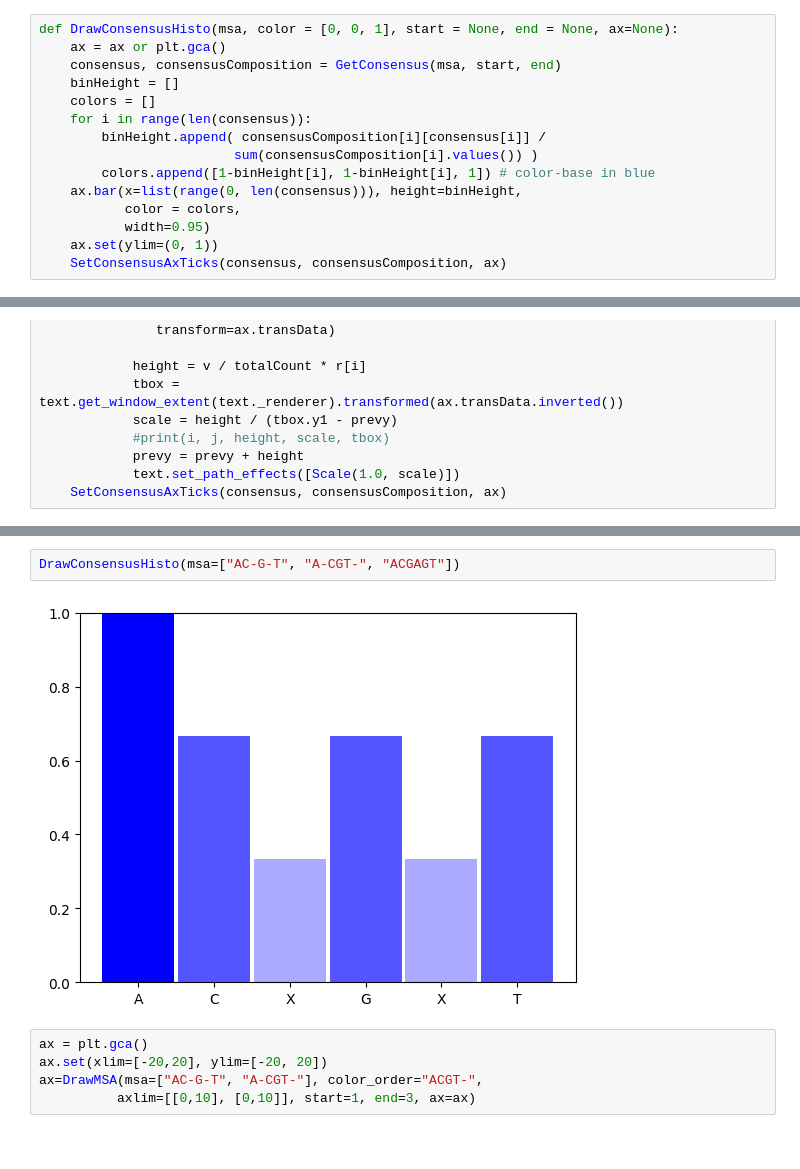
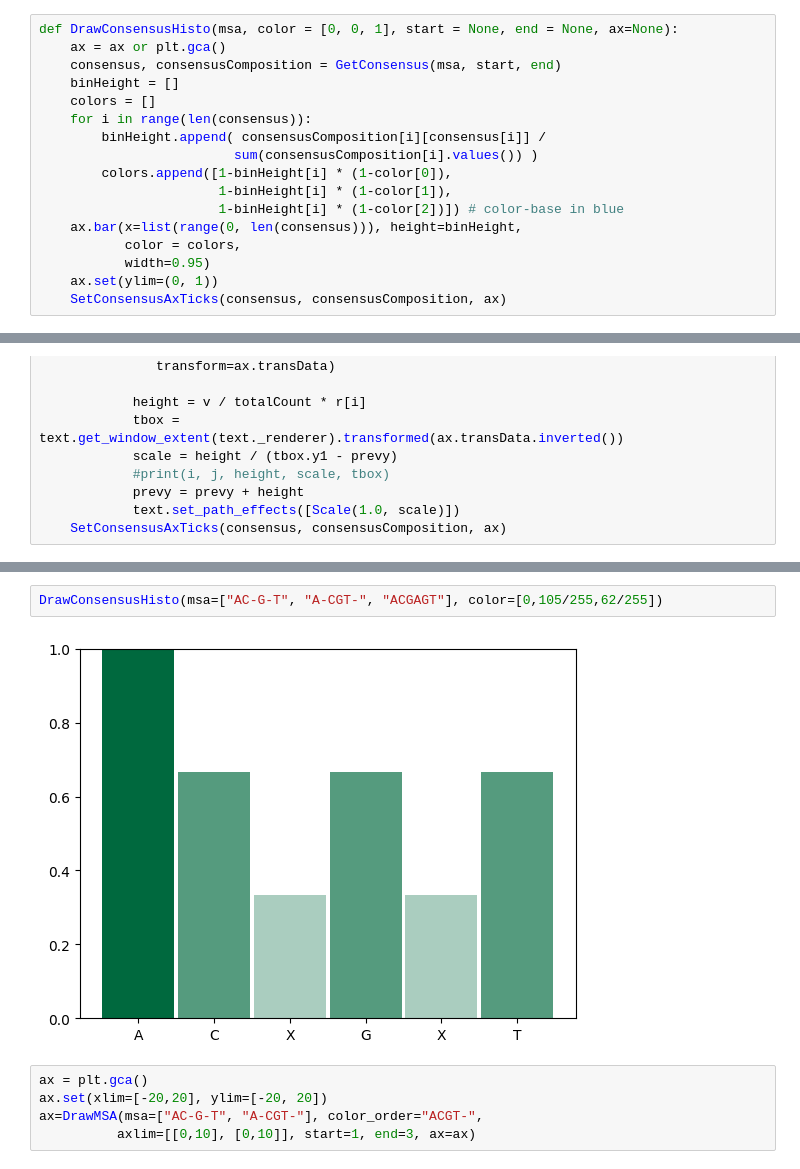
Before and after one commit to mourisl/MSAplot, a Jupyter notebook: vizMSA_dev.ipynb, the cells around one changed output, grey strips where cells are left out. Cells and saved outputs as stored; diff of their text form.

Commit message:
Support color scheme for msa histo. Adaptively set xticks for drawing msa

```diff
--- a/vizMSA_dev.ipynb
+++ b/vizMSA_dev.ipynb
@@ -154,7 +173,9 @@ def DrawConsensusHisto(msa, color = [0, 0, 1], start = None, end = None, ax=None
     for i in range(len(consensus)):
         binHeight.append( consensusComposition[i][consensus[i]] /
                          sum(consensusComposition[i].values()) )
-        colors.append([1-binHeight[i], 1-binHeight[i], 1]) # color-base in blue
+        colors.append([1-binHeight[i] * (1-color[0]),
+                       1-binHeight[i] * (1-color[1]),
+                       1-binHeight[i] * (1-color[2])]) # color-base in blue
     ax.bar(x=list(range(0, len(consensus))), height=binHeight,
            color = colors,
            width=0.95)
@@ -232,7 +253,7 @@ DrawSeqLogo(["AC-G-T", "ACCGT-", "ACGAGT", "ACGAGT"], color_map, 4, start = 1, e
 # %%
-DrawConsensusHisto(msa=["AC-G-T", "A-CGT-", "ACGAGT"])
+DrawConsensusHisto(msa=["AC-G-T", "A-CGT-", "ACGAGT"], color=[0,105/255,62/255])
 # %% [output]
-[figure, old version]
+[figure, new version]
 # %%
 ax = plt.gca()
 ax.set(xlim=[-20,20], ylim=[-20, 20])
```
Also changed, not shown: parts of 4 cells of this notebook.
